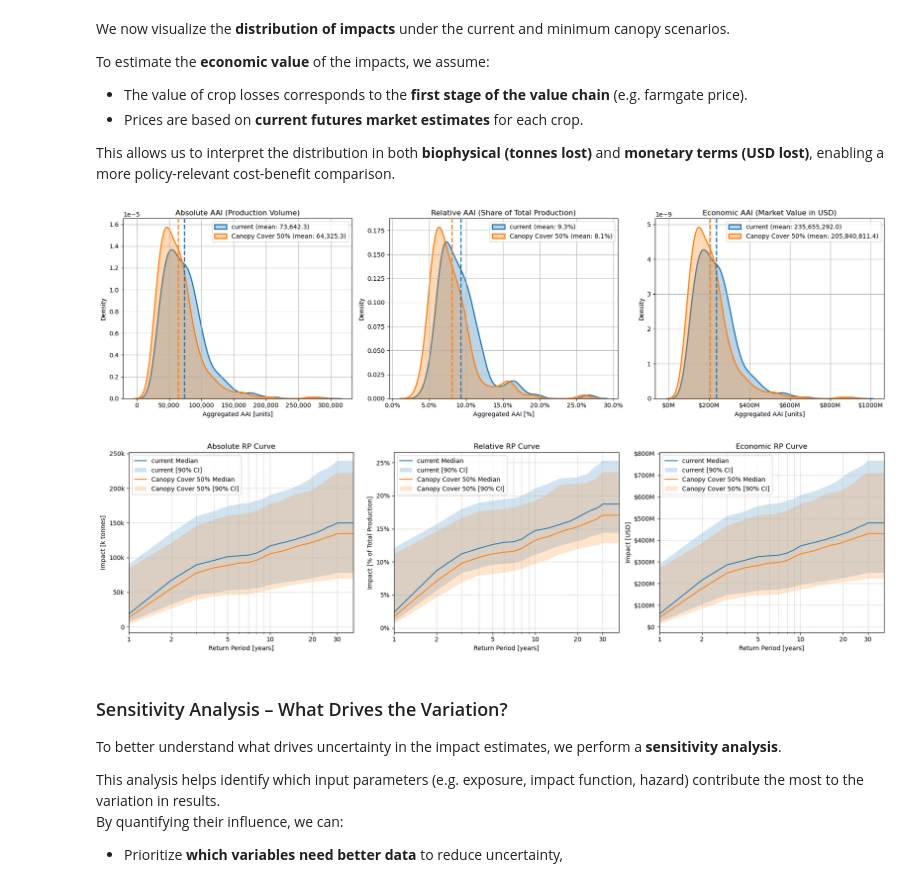
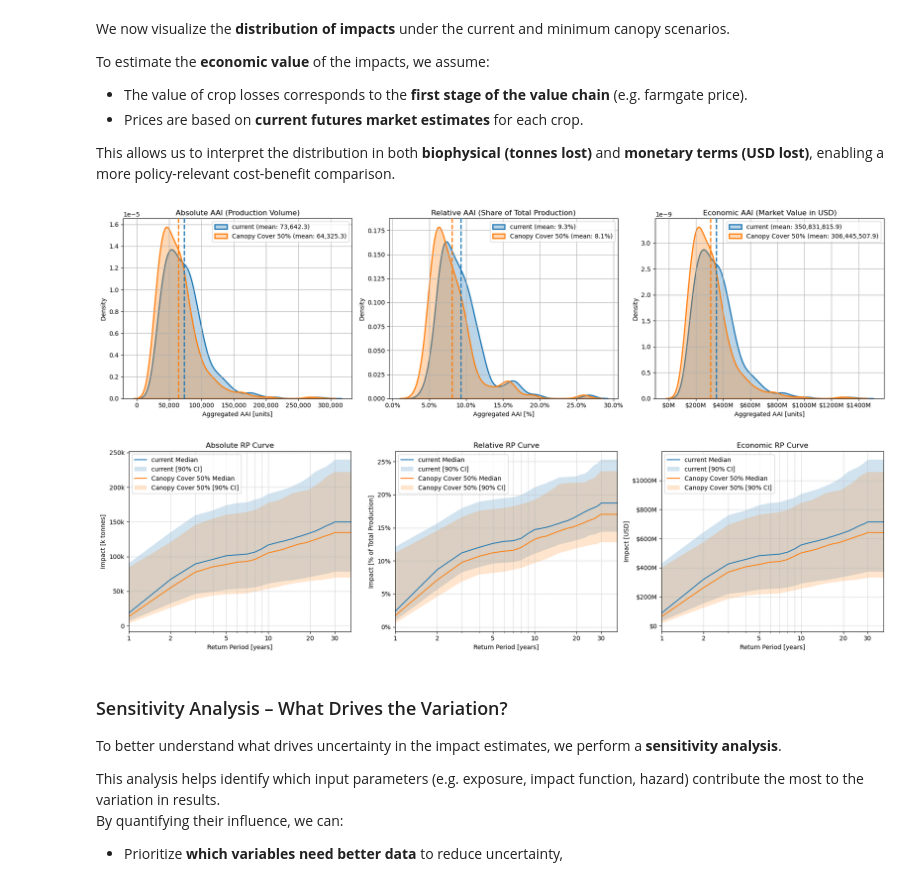
Before and after one commit to zeliest/coffee_banana_cacao_climate_risk, a Jupyter notebook: CostBenefit_CanopyCover.ipynb, the cells around one changed output. Drawn from its saved outputs; the diff is of its cells as text; code cells hidden in the pictures.

```diff
--- a/CostBenefit_CanopyCover.ipynb
+++ b/CostBenefit_CanopyCover.ipynb
@@ -45,14 +34,8 @@ from pathlib import Path
 import os
 
 # Define output and input directories (make clean directories for UNU)
-INPUT_DIR = Path(os.path.join(os.getcwd(), '..', 'data')).resolve()
-OUTPUT_DIR = Path(os.path.join(os.getcwd(), '..', 'output')).resolve()
-
-# Decide country code based on the bounding box
-country = 'MEX' # 'MEX' for Mexico, 'GTM' for Guatemala, and 'DOM' for Dominican Republic
-
-# Decide the crop
-crop = 'coffee' # 'coffee' for coffee, 'cacao' for cacao, and 'banana' for banana
+INPUT_DIR = Path("/Users/viggo/Documents/Programming/Consult/UNU/data")
+OUTPUT_DIR = Path("/Users/viggo/Documents/Programming/Consult/UNU/output")
 
 # Define the hazard type
 hazard_type = 'VPD'
@@ -72,11 +60,11 @@ We derive crop production (in tonnes) per grid cell using the 2020 MAPSPAM datas
 # %%
 from utils_cb import get_crop_prod_exposure, COUNTRY_BOUNDS, FILES_CROP_PROD, FILES_CROP_HARVEST
 
-# Get the exposure object for the given crop and bounding box
-exp = get_crop_prod_exposure(file = INPUT_DIR / FILES_CROP_PROD[crop], # file path to the crop production data
-                                             bbox = COUNTRY_BOUNDS[country], # bounding box for the country
+# Get the exposure object for the given crop and bounding box based on the SPAM crop production data
+exp = get_crop_prod_exposure(file = INPUT_DIR / FILES_CROP_PROD["coffee"], # file path to the crop production data
+                                             bbox = COUNTRY_BOUNDS['MEX'], # bounding box for the country
                                             hazard_type = hazard_type, # hazard type (e.g., 'VPD', 'Tmax', etc.)
-                                            harvest_area_file= INPUT_DIR / FILES_CROP_HARVEST[crop] # file path to the harvest area data
+                                            harvest_area_file= INPUT_DIR / FILES_CROP_HARVEST["coffee"] # file path to the harvest area data
                                             )
 # %% [markdown]
 Look at the exposure data.
@@ -182,5 +169,5 @@ hurs_files = sorted(INPUT_DIR.glob("Isimip/20crv3-era5_obsclim_hurs_global_daily
 # Define bounding box for the region of interest
 tas_gs, hurs_gs = load_isimip_multi_and_subset(tas_files,
                                                hurs_files,
-                                                bbox=COUNTRY_BOUNDS[country])
+                                                bbox=COUNTRY_BOUNDS['MEX'])  # Bounding box for Mexico
 # %% [markdown]
@@ -409,11 +381,11 @@ This allows us to interpret the distribution in both **biophysical (tonnes lost)
 # %%
 from utils_cb import plot_kde_and_rp_panels
 
-price_per_ton = 3200  # Price per ton of crop for the impact calculation
+price_per_ton = 7.94 *0.6*1000   # USD/tonne  # Price per ton of crop for the impact calculation
 plot_kde_and_rp_panels(output_imp, price_per_ton)
 # %% [output]
-[figure, old version]
+[figure, new version]
-[figure, old version]
+[figure, new version]
 # %% [markdown]
 ### Sensitivity Analysis – What Drives the Variation?
 
```
Also changed, not shown: parts of 17 cells of this notebook, 3 other files.
